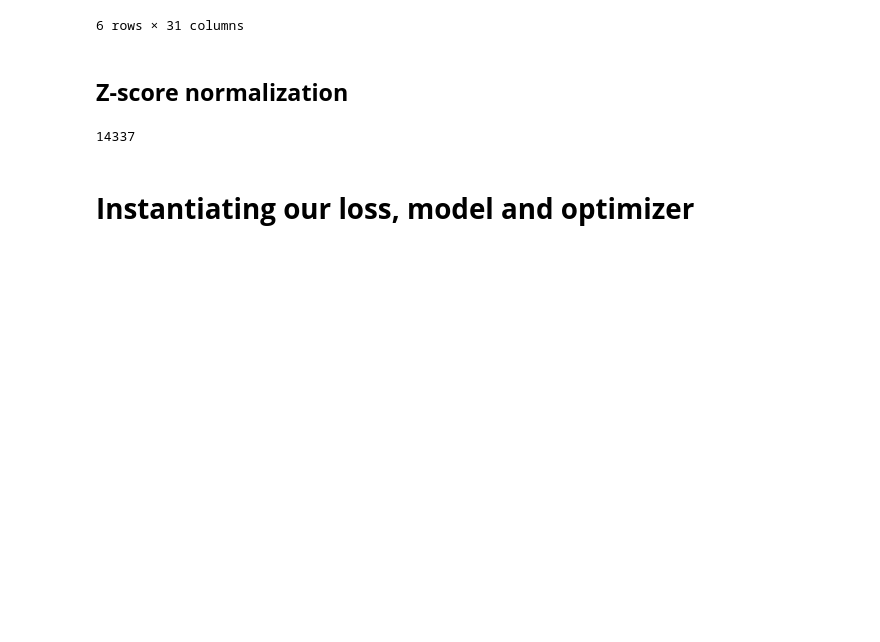
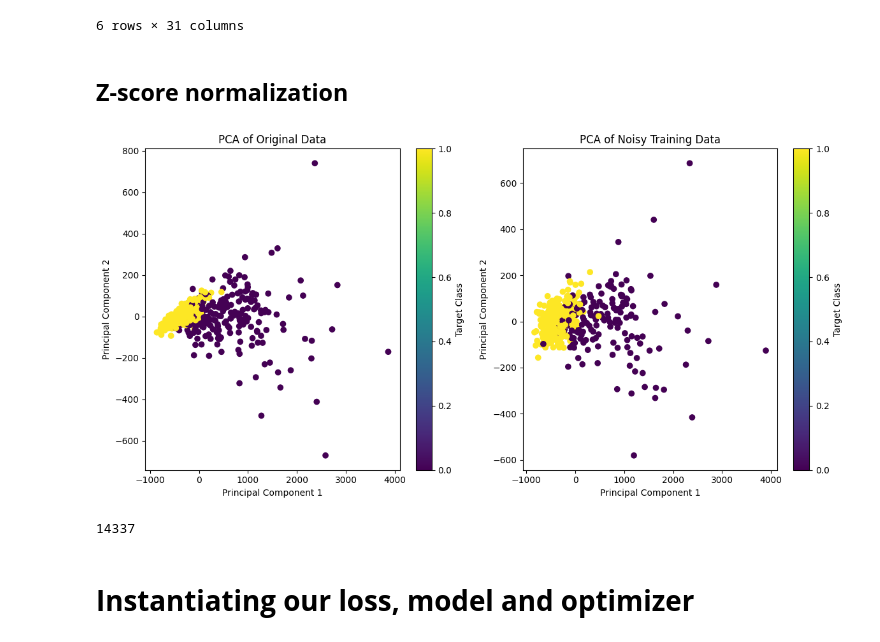
Before and after one commit to Louis-codes/TUM_deep_learning, a Jupyter notebook: 01_PyTorch_test.ipynb, the cells around one changed output. Cells and saved outputs as stored; diff of their text form; code cells hidden in the pictures; blank space fills up the shorter version.

```diff
--- a/01_PyTorch_test.ipynb
+++ b/01_PyTorch_test.ipynb
@@ -72 +81,34 @@ sample_df.head(10)
+# %%
+from sklearn.decomposition import PCA
+import matplotlib.pyplot as plt
+
+# Plot for original data (re-doing for clarity and comparison)
+pca_original = PCA(n_components=2)
+Z_original = pca_original.fit_transform(X)
+
+plt.figure(figsize=(12, 6))
+
+plt.subplot(1, 2, 1)
+plt.scatter(Z_original[:, 0], Z_original[:, 1], c=y, cmap="viridis")
+plt.title('PCA of Original Data')
+plt.xlabel('Principal Component 1')
+plt.ylabel('Principal Component 2')
+plt.colorbar(label='Target Class')
+
+# Plot for noisy data
+pca_noisy = PCA(n_components=2)
+Z_noisy = pca_noisy.fit_transform(X_train)
+
+plt.subplot(1, 2, 2)
+# Using y_train to color the noisy data points
+plt.scatter(Z_noisy[:, 0], Z_noisy[:, 1], c=y_train, cmap="viridis")
+plt.title('PCA of Noisy Training Data')
+plt.xlabel('Principal Component 1')
+plt.ylabel('Principal Component 2')
+plt.colorbar(label='Target Class')
+
+plt.tight_layout()
+plt.show()
+# %% [output]
+[figure, added]
 # %%
```
Also changed, not shown: parts of 11 cells of this notebook.
